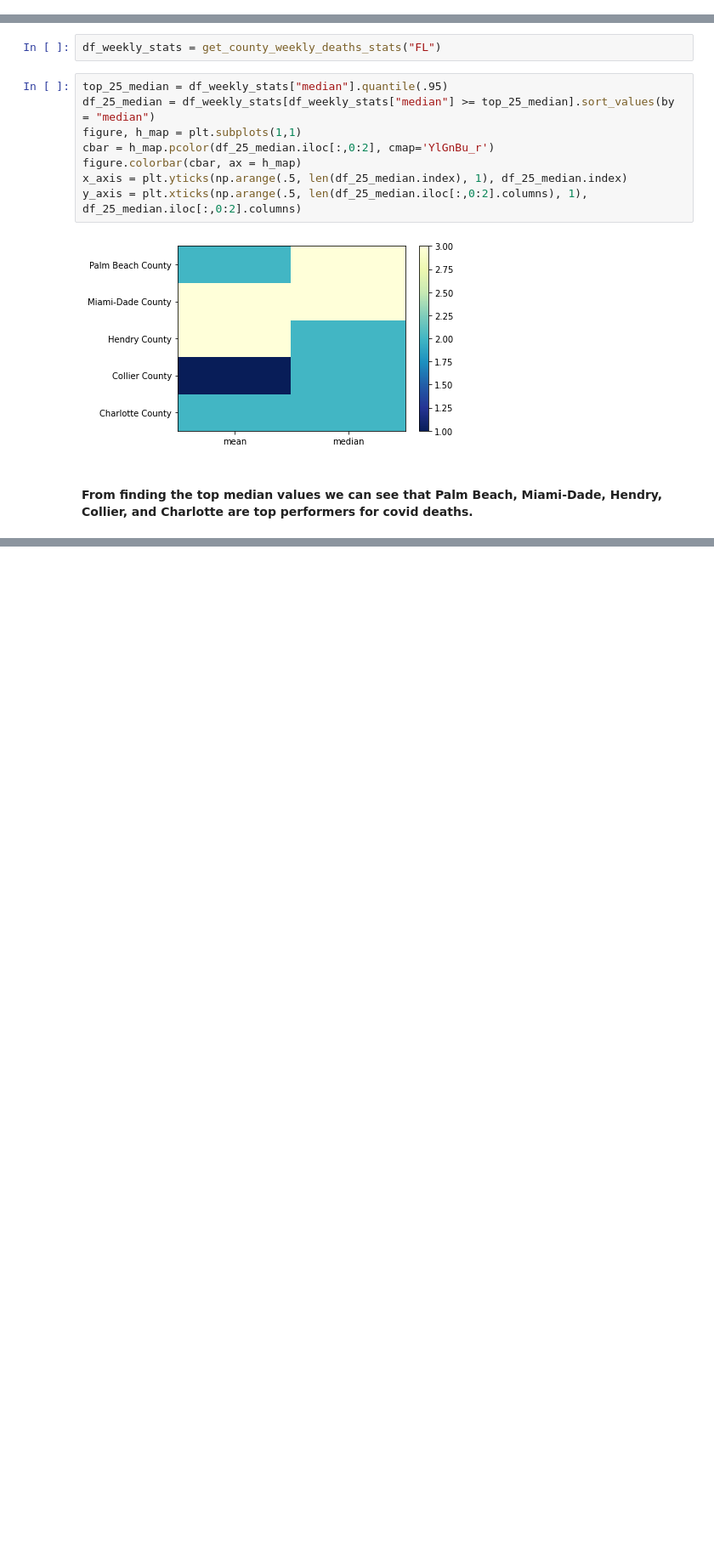
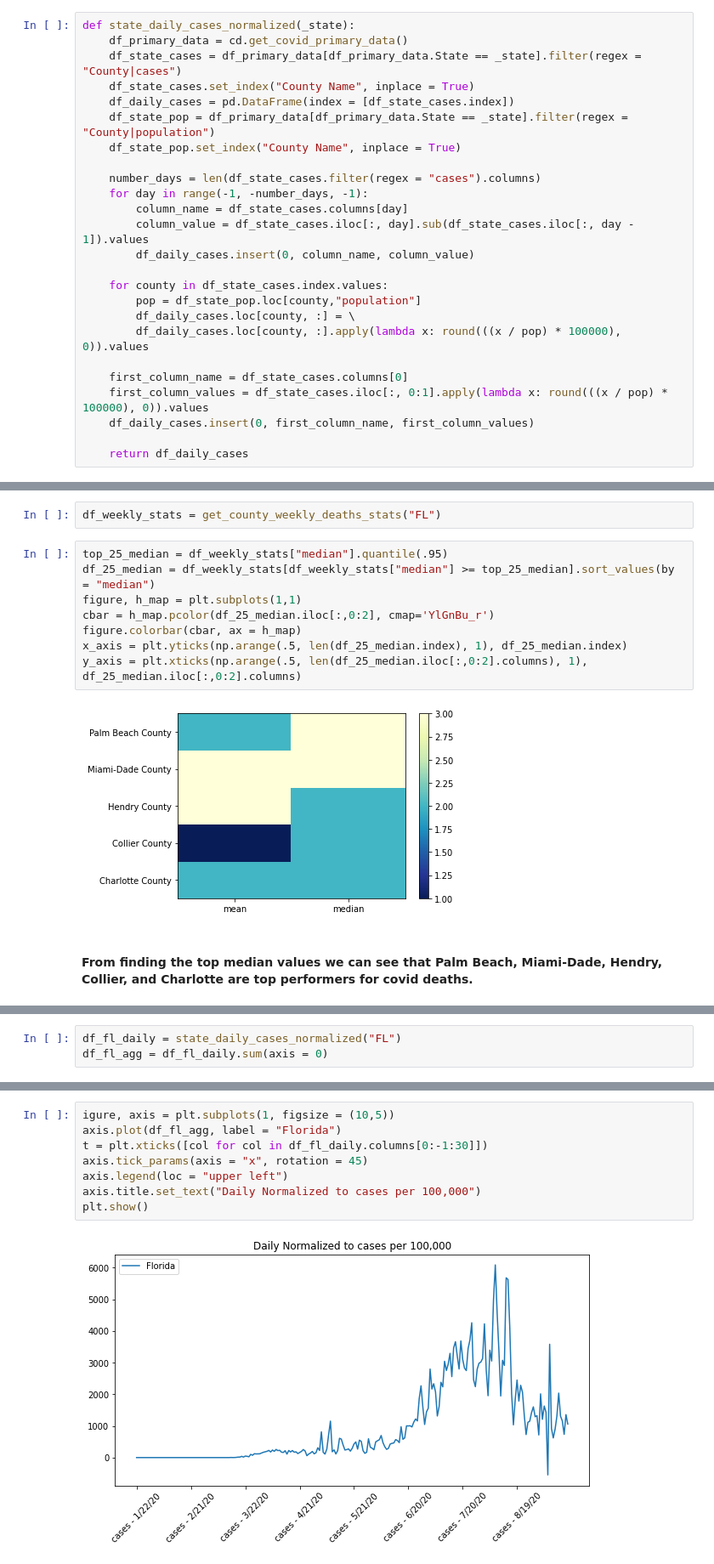
Before and after one commit to UNCG-CSE/COVID-Team-1, a Jupyter notebook: src/chris/stage2_task1_chris.ipynb, the cells around one changed output, grey strips where cells are left out. Shown at 85% size. Saved outputs shown, nothing was run; the diff lists cells and outputs as text; blank space fills up the shorter version.

```diff
--- a/src/chris/stage2_task1_chris.ipynb
+++ b/src/chris/stage2_task1_chris.ipynb
@@ -90,0 +93,25 @@ def get_state_daily_deaths(_state):
+# %%
+def state_daily_cases_normalized(_state):
+    df_primary_data = cd.get_covid_primary_data()
+    df_state_cases = df_primary_data[df_primary_data.State == _state].filter(regex = "County|cases")
+    df_state_cases.set_index("County Name", inplace = True)
+    df_daily_cases = pd.DataFrame(index = [df_state_cases.index])
+    df_state_pop = df_primary_data[df_primary_data.State == _state].filter(regex = "County|population")
+    df_state_pop.set_index("County Name", inplace = True)
+
+    number_days = len(df_state_cases.filter(regex = "cases").columns)
+    for day in range(-1, -number_days, -1):
+        column_name = df_state_cases.columns[day]
+        column_value = df_state_cases.iloc[:, day].sub(df_state_cases.iloc[:, day - 1]).values
+        df_daily_cases.insert(0, column_name, column_value)
+
+    for county in df_state_cases.index.values:
+        pop = df_state_pop.loc[county,"population"]
+        df_daily_cases.loc[county, :] = \
+        df_daily_cases.loc[county, :].apply(lambda x: round(((x / pop) * 100000), 0)).values
+
+    first_column_name = df_state_cases.columns[0]
+    first_column_values = df_state_cases.iloc[:, 0:1].apply(lambda x: round(((x / pop) * 100000), 0)).values
+    df_daily_cases.insert(0, first_column_name, first_column_values)
+
+    return df_daily_cases
@@ -401,0 +507,3 @@ y_axis = plt.xticks(np.arange(.5, len(df_25_median.iloc[:,0:2].columns), 1), df_
+# %%
+df_fl_daily = state_daily_cases_normalized("FL")
+df_fl_agg = df_fl_daily.sum(axis = 0)
@@ -401,0 +512,10 @@ y_axis = plt.xticks(np.arange(.5, len(df_25_median.iloc[:,0:2].columns), 1), df_
+# %%
+igure, axis = plt.subplots(1, figsize = (10,5))
+axis.plot(df_fl_agg, label = "Florida")
+t = plt.xticks([col for col in df_fl_daily.columns[0:-1:30]])
+axis.tick_params(axis = "x", rotation = 45)
+axis.legend(loc = "upper left")
+axis.title.set_text("Daily Normalized to cases per 100,000")
+plt.show()
+# %% [output]
+[figure, added]
```
Also changed, not shown: parts of 24 cells of this notebook.
